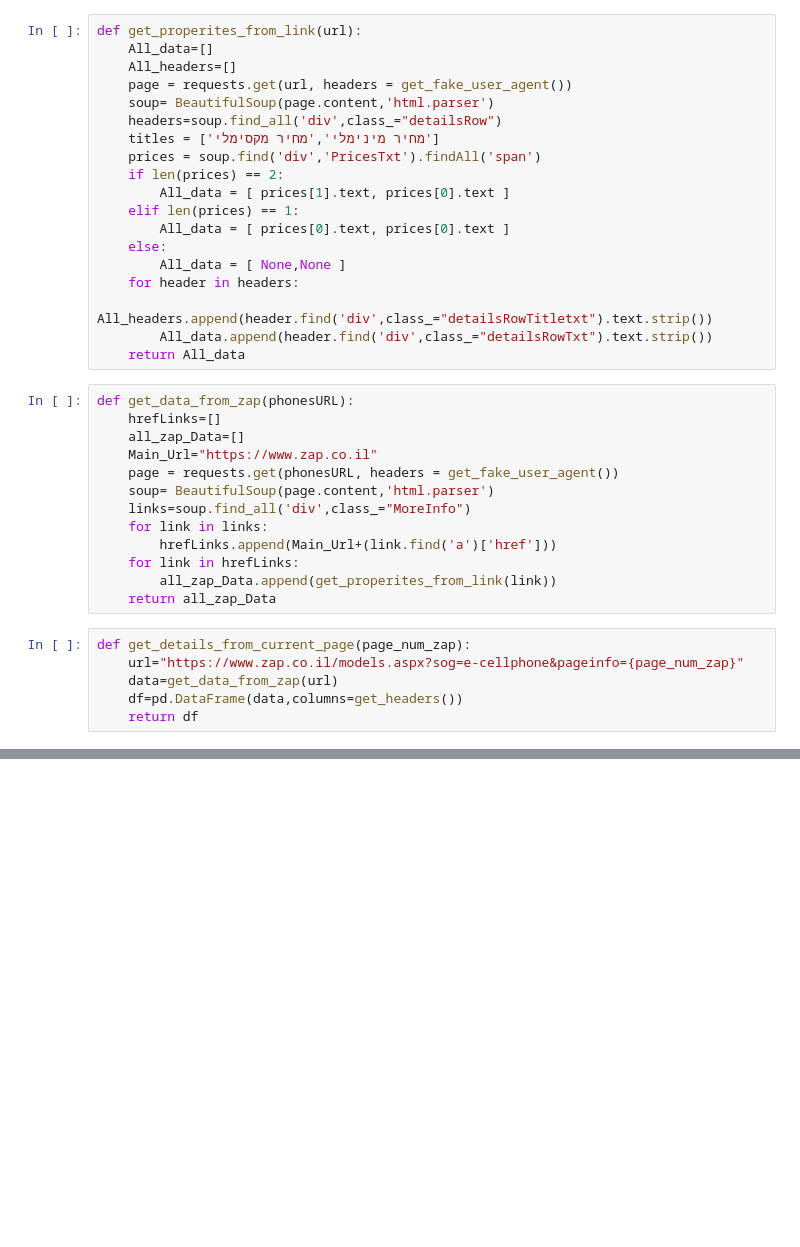
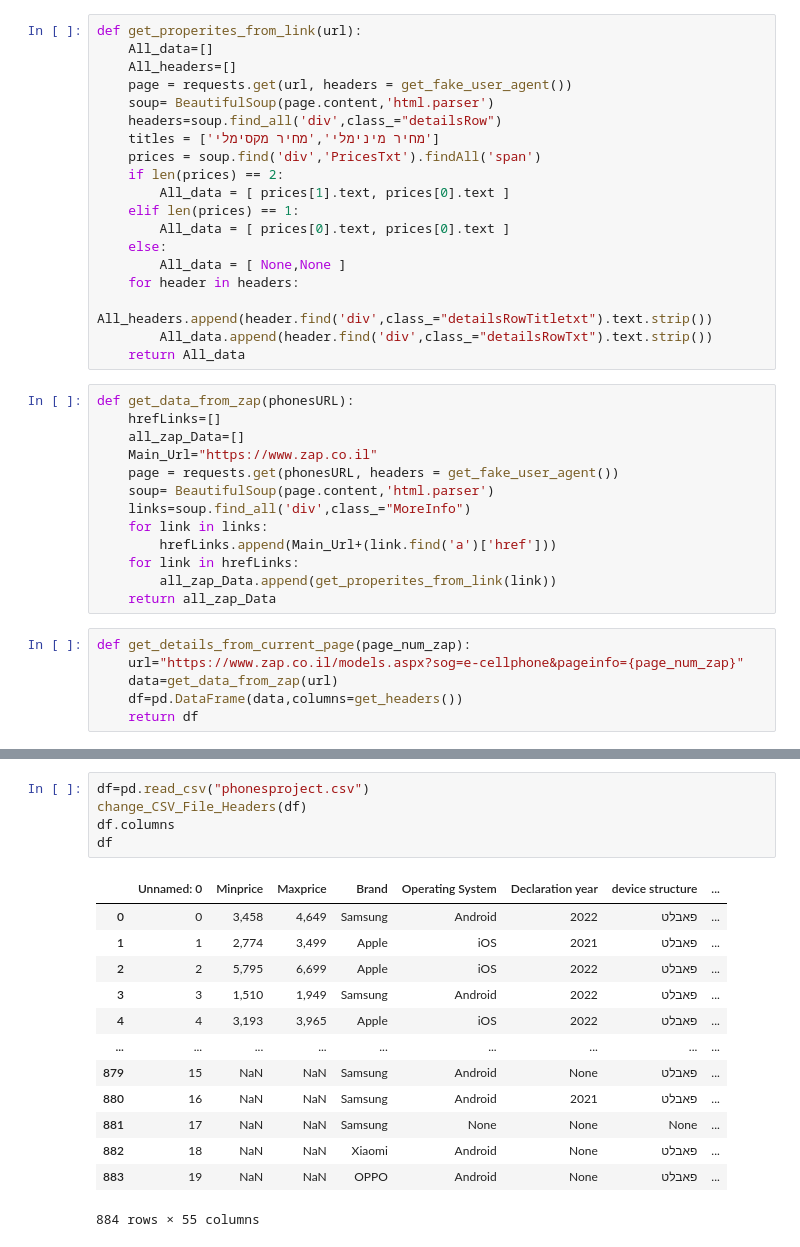
Before and after one commit to Davidtal1/PhoneProjects, a Jupyter notebook: PhonesProject.ipynb, the cells around one changed output, grey strips where cells are left out. Cells and saved outputs as stored; diff of their text form; blank space fills up the shorter version.

```diff
--- a/PhonesProject.ipynb
+++ b/PhonesProject.ipynb
@@ -195,0 +222,19 @@ df
+# %%
+df=pd.read_csv("phonesproject.csv")
+change_CSV_File_Headers(df)
+df.columns
+df
+# %% [output]
+|  | Unnamed: 0 | Minprice | Maxprice | Brand | Operating System | Declaration year | device structure | ... |
+| 0 | 0 | 3,458 | 4,649 | Samsung | Android | 2022 | פאבלט | ... |
+| 1 | 1 | 2,774 | 3,499 | Apple | iOS | 2021 | פאבלט | ... |
+| 2 | 2 | 5,795 | 6,699 | Apple | iOS | 2022 | פאבלט | ... |
+| 3 | 3 | 1,510 | 1,949 | Samsung | Android | 2022 | פאבלט | ... |
+| 4 | 4 | 3,193 | 3,965 | Apple | iOS | 2022 | פאבלט | ... |
+| ... | ... | ... | ... | ... | ... | ... | ... | ... |
+| 879 | 15 | NaN | NaN | Samsung | Android | None | פאבלט | ... |
+| 880 | 16 | NaN | NaN | Samsung | Android | 2021 | פאבלט | ... |
+| 881 | 17 | NaN | NaN | Samsung | None | None | None | ... |
+| 882 | 18 | NaN | NaN | Xiaomi | Android | None | פאבלט | ... |
+| 883 | 19 | NaN | NaN | OPPO | Android | None | פאבלט | ... |
+884 rows × 55 columns
```
Also changed, not shown: parts of 5 cells of this notebook, 2 other files.
